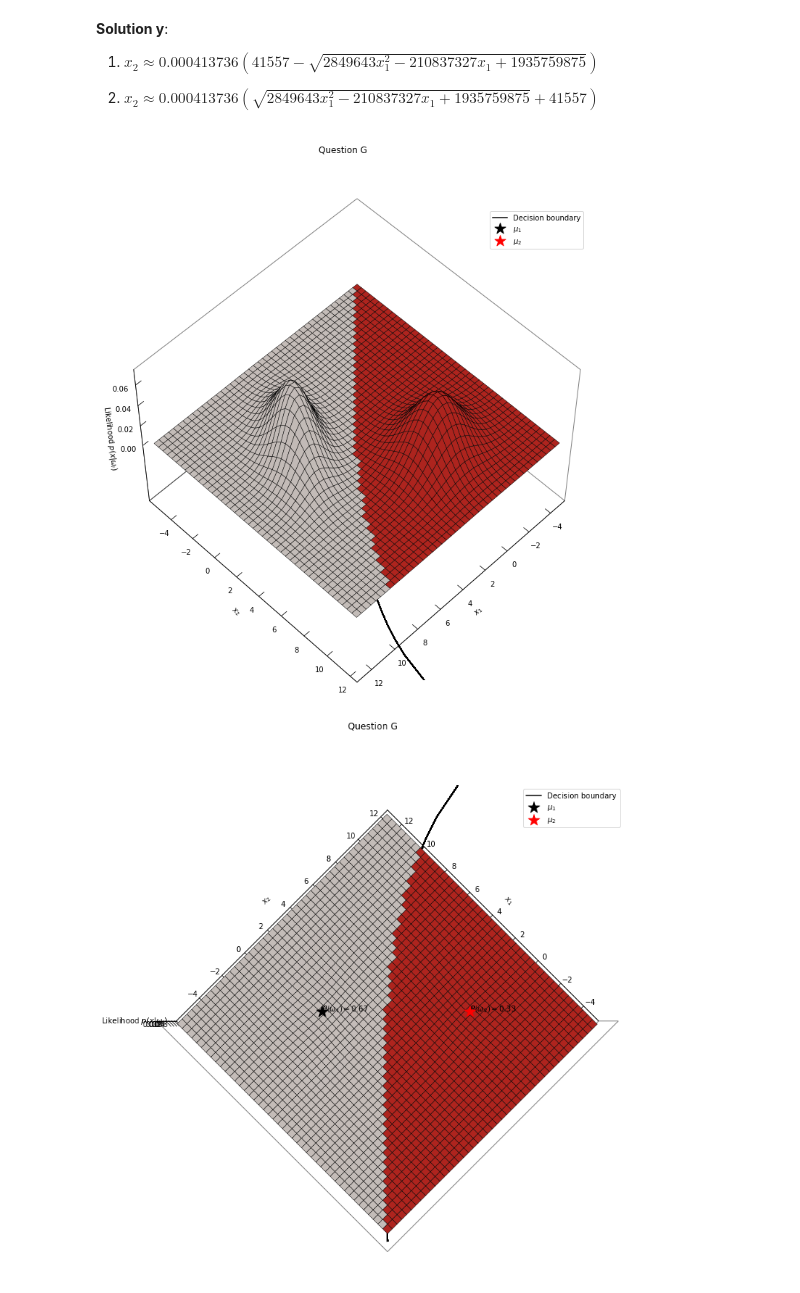
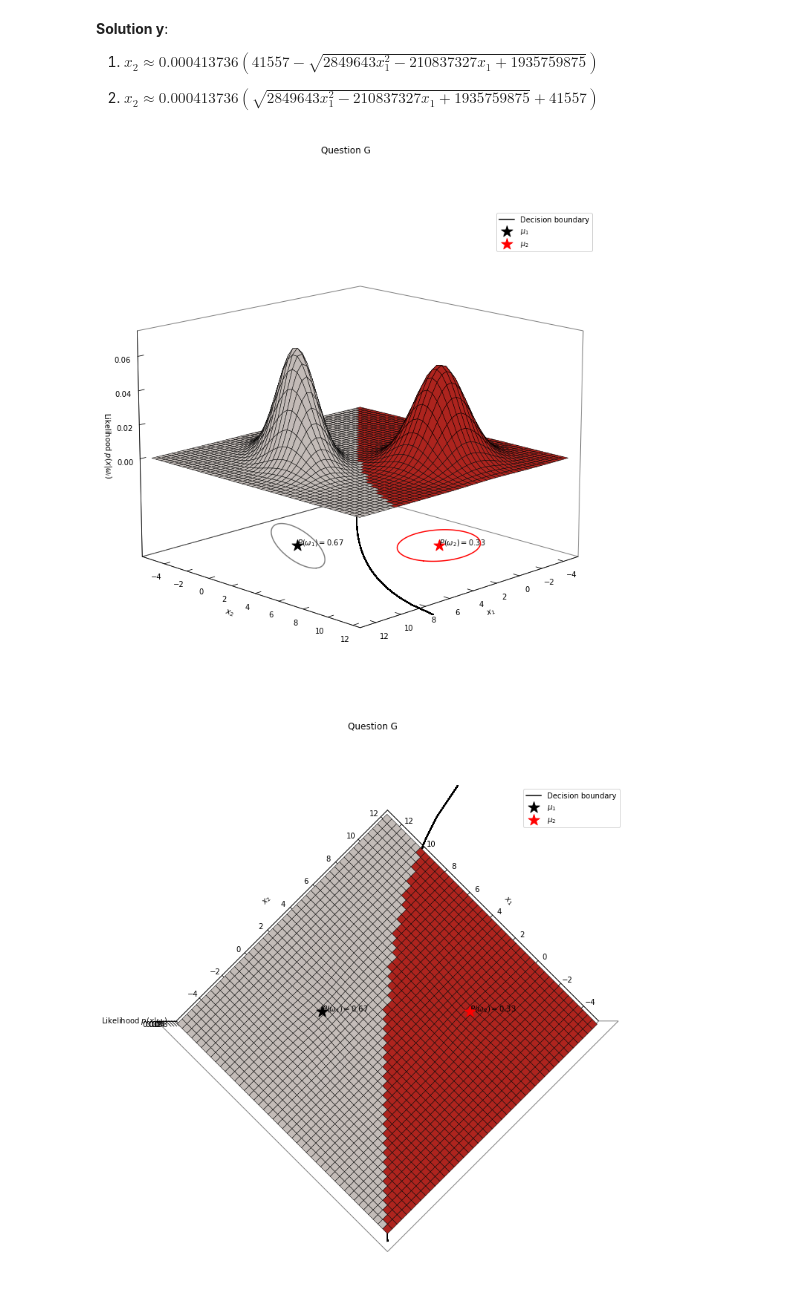
Before and after one commit to tmwatchanan/pattern-recognition, a Jupyter notebook: miniproject_2.ipynb, the cells around one changed output. Cells and saved outputs as stored; diff of their text form; code cells hidden in the pictures.

```diff
--- a/miniproject_2.ipynb
+++ b/miniproject_2.ipynb
@@ -277,7 +279,10 @@ also for any given $d$ dimensional data, mean, covariance matrix and prior proba
 # %%
 def discriminant_fx(x, mean, cov, prior):
     d = len(x)
-    return (-0.5 * (mahalanobis_distance(x, mean, cov)) ** 2) - ((d/2) * np.log(2 * np.pi)) - (0.5 * np.log(determinant(cov))) + np.log(prior)
+    A = -0.5 * ((mahalanobis_distance(x, mean, cov)) ** 2)
+    B = - ((d/2) * np.log(2 * np.pi))
+    C = - (0.5 * np.log(determinant(cov))) + np.log(prior)
+    return A + B + C
 # %% [markdown]
 ## Question C
 
@@ -642,7 +674,9 @@ def decision_boundary(x1):
 # %%
 def multivariate_normal(x, mean, cov):
     d = len(x)
-    return (np.exp(-(0.5) * (transpose(x - mean) @ inverse_matrix(cov) @ (x - mean)))) / np.sqrt(((2 * np.pi) ** d) * determinant(cov))
+    numerator = (np.exp(-(0.5) * (transpose(x - mean) @ inverse_matrix(cov) @ (x - mean))))
+    denominator = np.sqrt(((2 * np.pi) ** d) * determinant(cov))
+    return numerator / denominator
 # %%
 def beautify_3d(ax):
     ax.grid(False)
@@ -1265,7 +1310,8 @@ def decision_boundary_g(x1, which=1):
         return 0.000413736 * (np.sqrt(2849643 * (x1**2) - (210837327 * x1) + 1935759875) + 41557)
     return 0
 # %%
-visualize_3d(dewhitened_samples, means, cov, eigenvalues, eigenvectors, db=decision_boundary_g, title="Question G", offset=-0.05, mode="max", azim=45, elev=55)
+visualize_3d(dewhitened_samples, means, cov, eigenvalues, eigenvectors, db=decision_boundary_g, title="Question G",
+             offset=-0.05, mode="max", azim=45, elev=15)
 # %% [output]
-[figure, old version]
+[figure, new version]
 # %%
```
Also changed, not shown: parts of 22 cells of this notebook.
